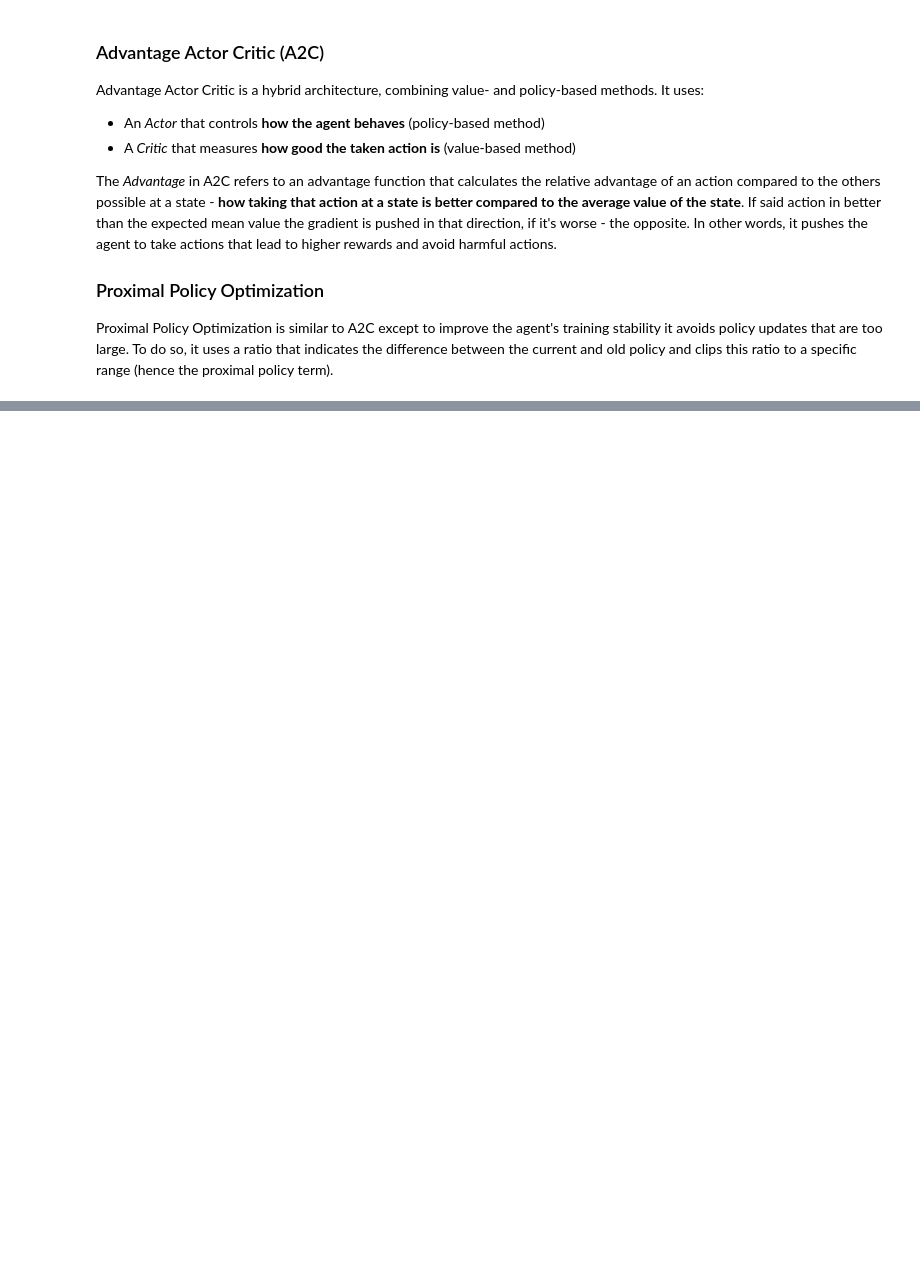
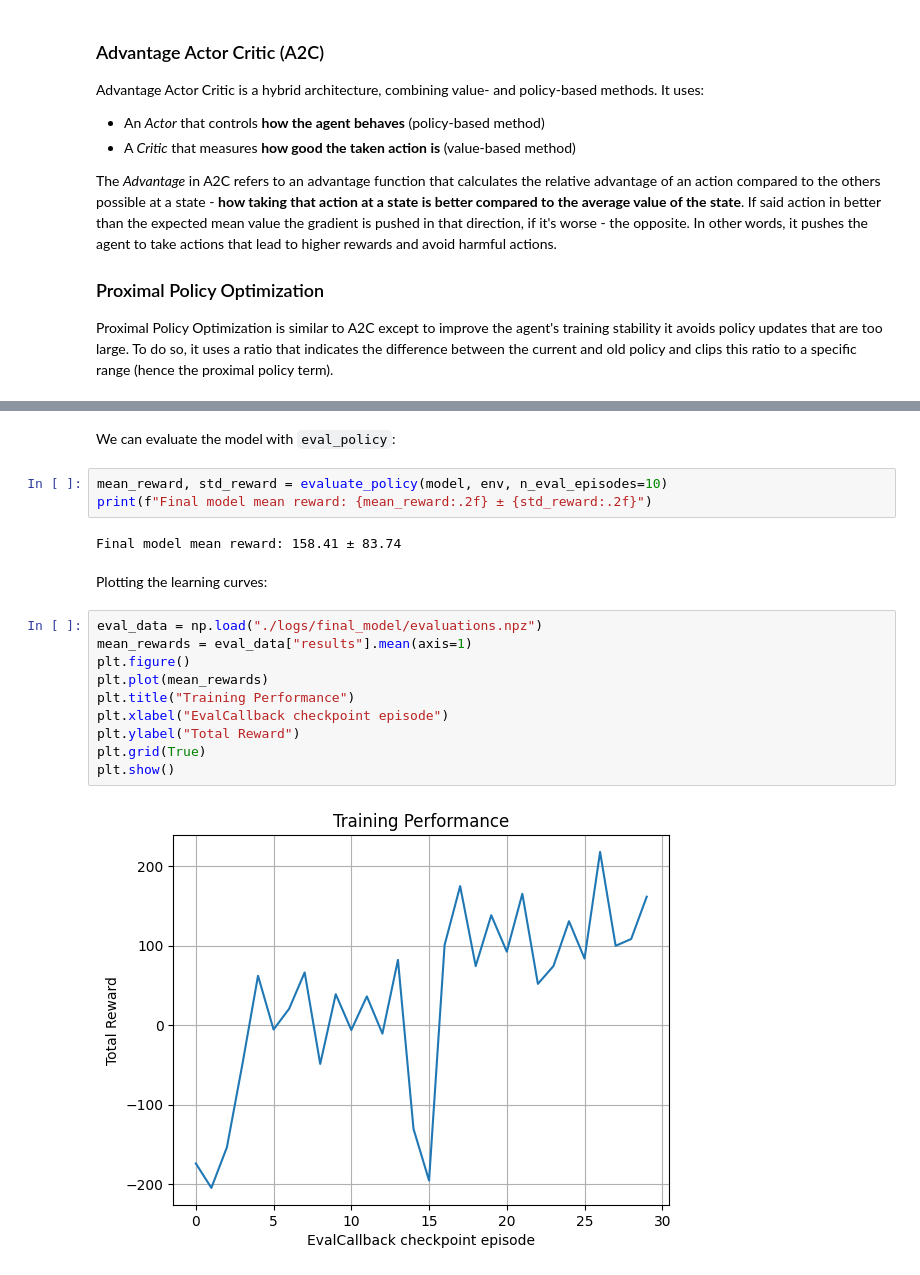
Before and after one commit to nkwiecienn/GamesWithRL, a Jupyter notebook: 02_continous_environments.ipynb, the cells around one changed output, grey strips where cells are left out. Saved outputs shown, nothing was run; the diff lists cells and outputs as text; blank space fills up the shorter version.

```diff
--- a/02_continous_environments.ipynb
+++ b/02_continous_environments.ipynb
@@ -78,0 +289,21 @@ Proximal Policy Optimization is similar to A2C except to improve the agent's tra
+# %% [markdown]
+We can evaluate the model with `eval_policy`:
+# %%
+mean_reward, std_reward = evaluate_policy(model, env, n_eval_episodes=10)
+print(f"Final model mean reward: {mean_reward:.2f} ± {std_reward:.2f}")
+# %% [output]
+Final model mean reward: 158.41 ± 83.74
+# %% [markdown]
+Plotting the learning curves:
+# %%
+eval_data = np.load("./logs/final_model/evaluations.npz")
+mean_rewards = eval_data["results"].mean(axis=1)
+plt.figure()
+plt.plot(mean_rewards)
+plt.title("Training Performance")
+plt.xlabel("EvalCallback checkpoint episode")
+plt.ylabel("Total Reward")
+plt.grid(True)
+plt.show()
+# %% [output]
+[figure, added]
```
Also changed, not shown: parts of 28 cells of this notebook, 1 other file.
